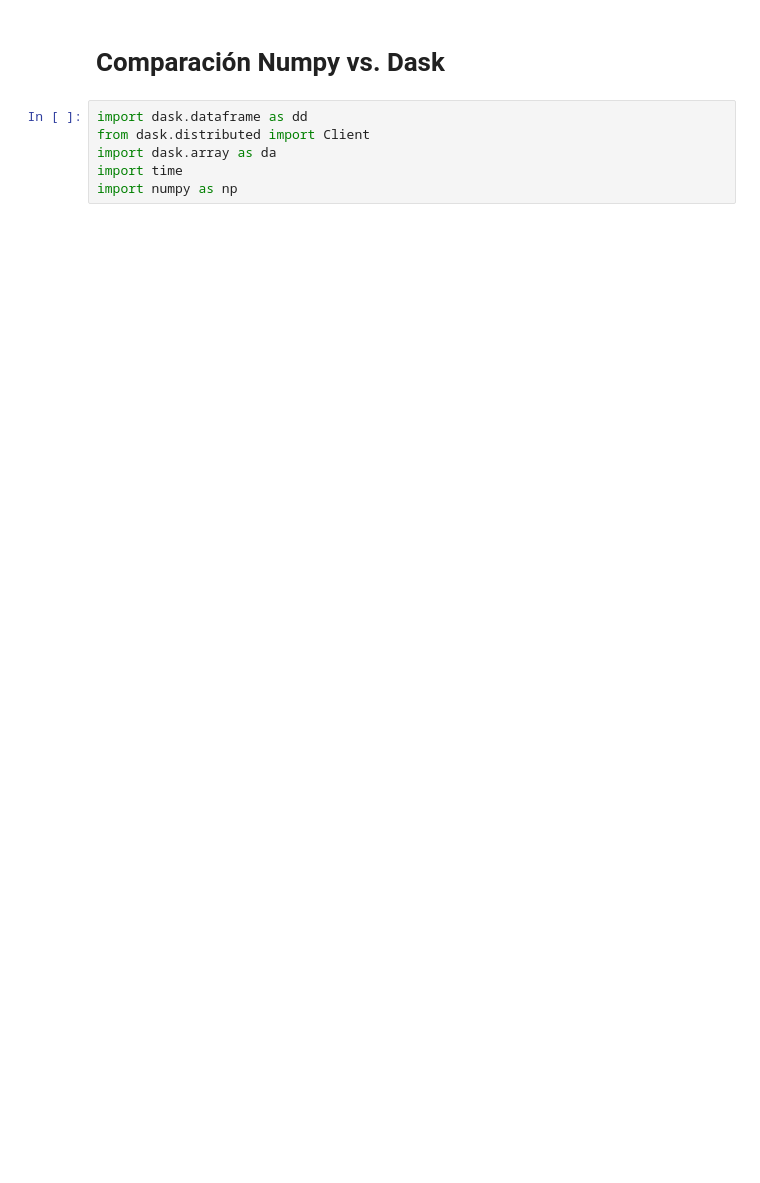
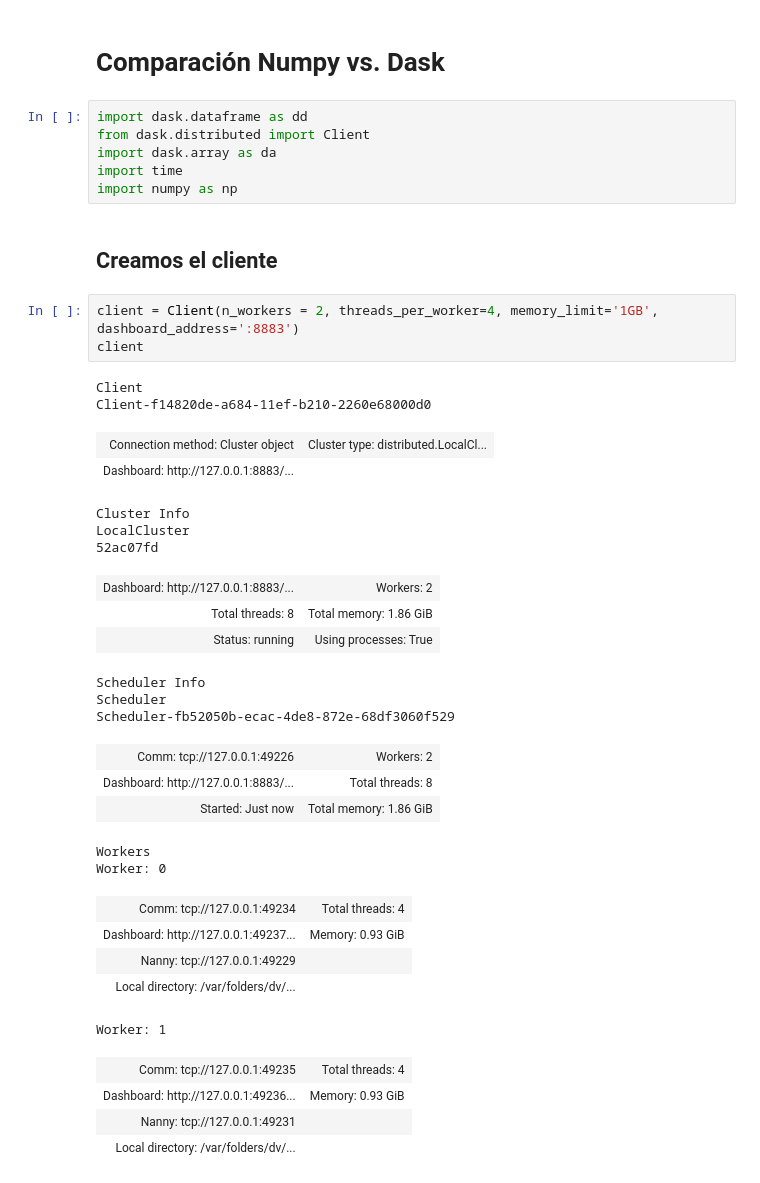
Before and after one commit to roddavalosG/proyecto_dask, a Jupyter notebook: notebooks/04_comparacion_numpy_dask.ipynb, the cells around one changed output. Saved outputs shown, nothing was run; the diff lists cells and outputs as text; blank space fills up the shorter version.

```diff
--- a/notebooks/04_comparacion_numpy_dask.ipynb
+++ b/notebooks/04_comparacion_numpy_dask.ipynb
@@ -6,3 +6,36 @@ from dask.distributed import Client
 import dask.array as da
 import time
 import numpy as np
+# %% [markdown]
+## Creamos el cliente
+# %%
+client = Client(n_workers = 2, threads_per_worker=4, memory_limit='1GB', dashboard_address=':8883')
+client
+# %% [output]
+Client
+Client-f14820de-a684-11ef-b210-2260e68000d0
+| Connection method: Cluster object | Cluster type: distributed.LocalCl... |
+| Dashboard: http://127.0.0.1:8883/... |  |
+Cluster Info
+LocalCluster
+52ac07fd
+| Dashboard: http://127.0.0.1:8883/... | Workers: 2 |
+| Total threads: 8 | Total memory: 1.86 GiB |
+| Status: running | Using processes: True |
+Scheduler Info
+Scheduler
+Scheduler-fb52050b-ecac-4de8-872e-68df3060f529
+| Comm: tcp://127.0.0.1:49226 | Workers: 2 |
+| Dashboard: http://127.0.0.1:8883/... | Total threads: 8 |
+| Started: Just now | Total memory: 1.86 GiB |
+Workers
+Worker: 0
+| Comm: tcp://127.0.0.1:49234 | Total threads: 4 |
+| Dashboard: http://127.0.0.1:49237... | Memory: 0.93 GiB |
+| Nanny: tcp://127.0.0.1:49229 |  |
+| Local directory: /var/folders/dv/... |  |
+Worker: 1
+| Comm: tcp://127.0.0.1:49235 | Total threads: 4 |
+| Dashboard: http://127.0.0.1:49236... | Memory: 0.93 GiB |
+| Nanny: tcp://127.0.0.1:49231 |  |
+| Local directory: /var/folders/dv/... |  |
```
Also changed, not shown: parts of 18 cells of this notebook, 4 other files.
